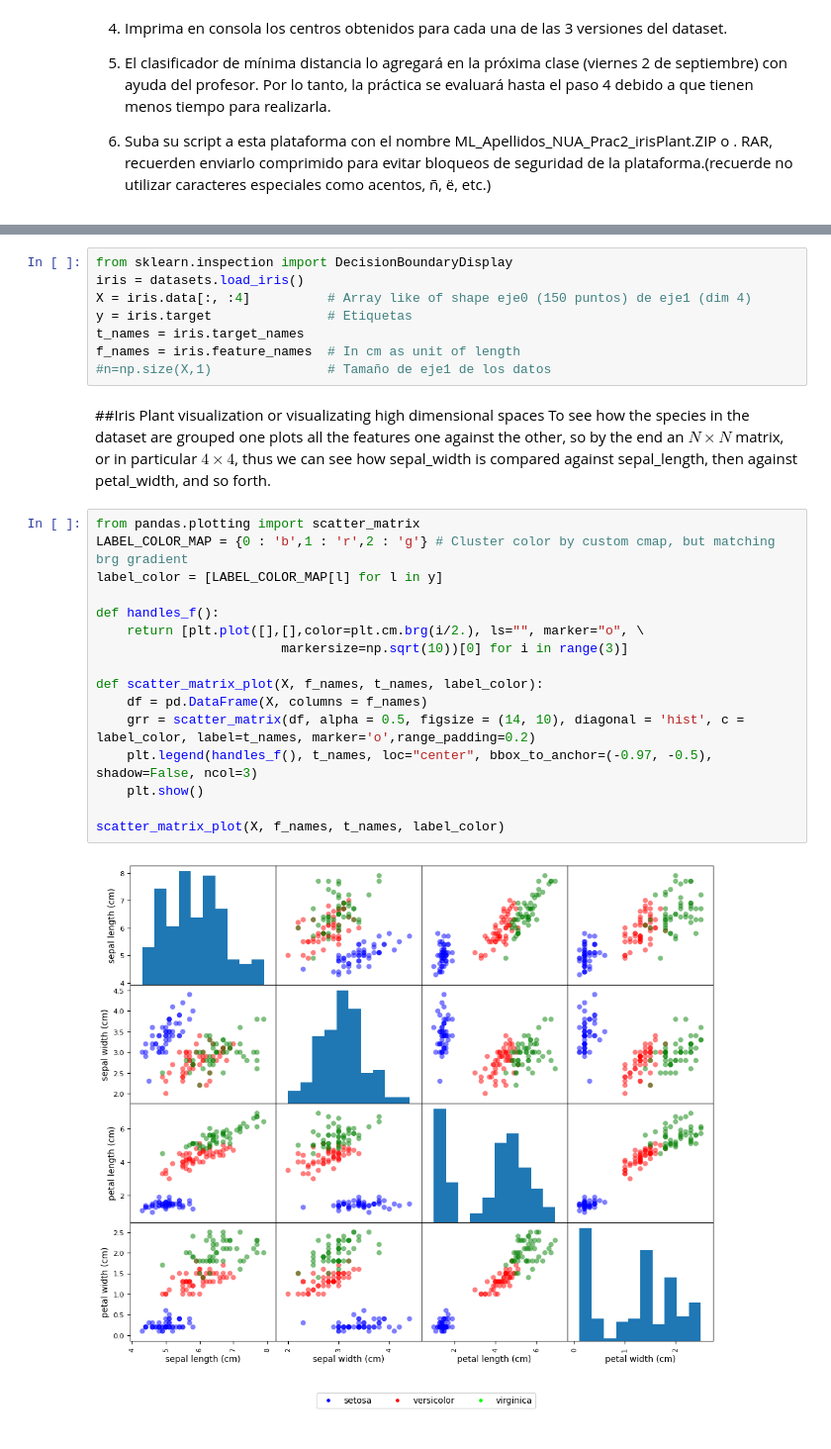
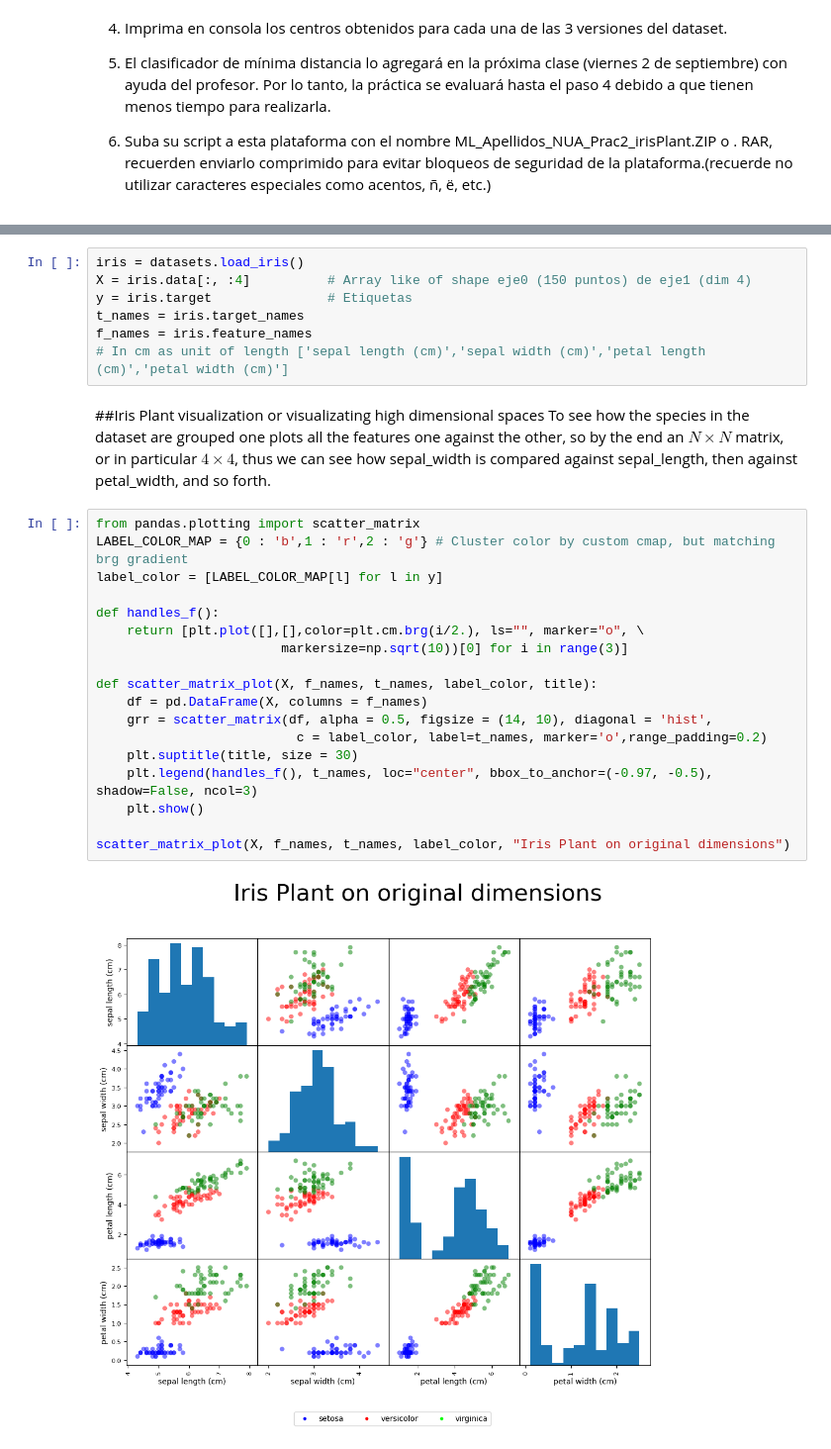
Before and after one commit to delatorrena2016/MachineLearningCourseUG, a Jupyter notebook: UNSUPERVISED LEARNING/02. PCA/Prac2IRISPLANT.ipynb, the cells around one changed output, grey strips where cells are left out. Shown: that part at 99% size. Drawn from its saved outputs; the diff is of its cells as text.

Commit message:
Added explanations, better plots, loadings

```diff
--- a/UNSUPERVISED LEARNING/02. PCA/Prac2IRISPLANT.ipynb
+++ b/UNSUPERVISED LEARNING/02. PCA/Prac2IRISPLANT.ipynb
@@ -27,33 +30,34 @@ from sklearn.neighbors import NearestCentroid
 #!pip install scikit-learn==1.1
 #from sklearn import inspection#!pip install inspection
 # %%
-from sklearn.inspection import DecisionBoundaryDisplay
 iris = datasets.load_iris()
 X = iris.data[:, :4]          # Array like of shape eje0 (150 puntos) de eje1 (dim 4)
 y = iris.target               # Etiquetas
 t_names = iris.target_names
-f_names = iris.feature_names  # In cm as unit of length
-#n=np.size(X,1)               # Tamaño de eje1 de los datos
+f_names = iris.feature_names
+# In cm as unit of length ['sepal length (cm)','sepal width (cm)','petal length (cm)','petal width (cm)']
 # %% [markdown]
 ##Iris Plant visualization or visualizating high dimensional spaces
 To see how the species in the dataset are grouped one plots all the features one against the other, so by the end an $N\times N$ matrix, or in particular $4\times4$, thus we can see how sepal_width is compared against sepal_length, then against petal_width, and so forth.
 # %%
 from pandas.plotting import scatter_matrix
 LABEL_COLOR_MAP = {0 : 'b',1 : 'r',2 : 'g'} # Cluster color by custom cmap, but matching brg gradient
 label_color = [LABEL_COLOR_MAP[l] for l in y]
 
 def handles_f():
     return [plt.plot([],[],color=plt.cm.brg(i/2.), ls="", marker="o", \
                         markersize=np.sqrt(10))[0] for i in range(3)]
 
-def scatter_matrix_plot(X, f_names, t_names, label_color):
+def scatter_matrix_plot(X, f_names, t_names, label_color, title):
     df = pd.DataFrame(X, columns = f_names)
-    grr = scatter_matrix(df, alpha = 0.5, figsize = (14, 10), diagonal = 'hist', c = label_color, label=t_names, marker='o',range_padding=0.2)
+    grr = scatter_matrix(df, alpha = 0.5, figsize = (14, 10), diagonal = 'hist',
+                          c = label_color, label=t_names, marker='o',range_padding=0.2)
+    plt.suptitle(title, size = 30)
     plt.legend(handles_f(), t_names, loc="center", bbox_to_anchor=(-0.97, -0.5), shadow=False, ncol=3)
     plt.show()
 
-scatter_matrix_plot(X, f_names, t_names, label_color)
+scatter_matrix_plot(X, f_names, t_names, label_color, "Iris Plant on original dimensions")
 # %% [output]
-[figure, old version]
+[figure, new version]
 # %% [markdown]
 The histograms are the distribution of a single given feature. Either row or column.
```
Also changed, not shown: parts of 12 cells of this notebook.
